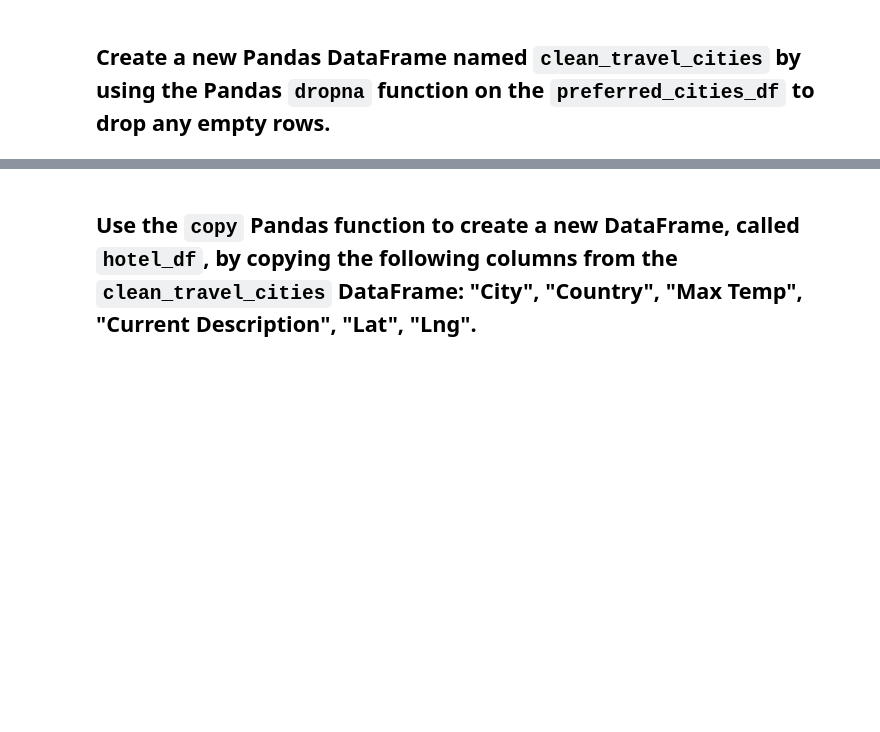
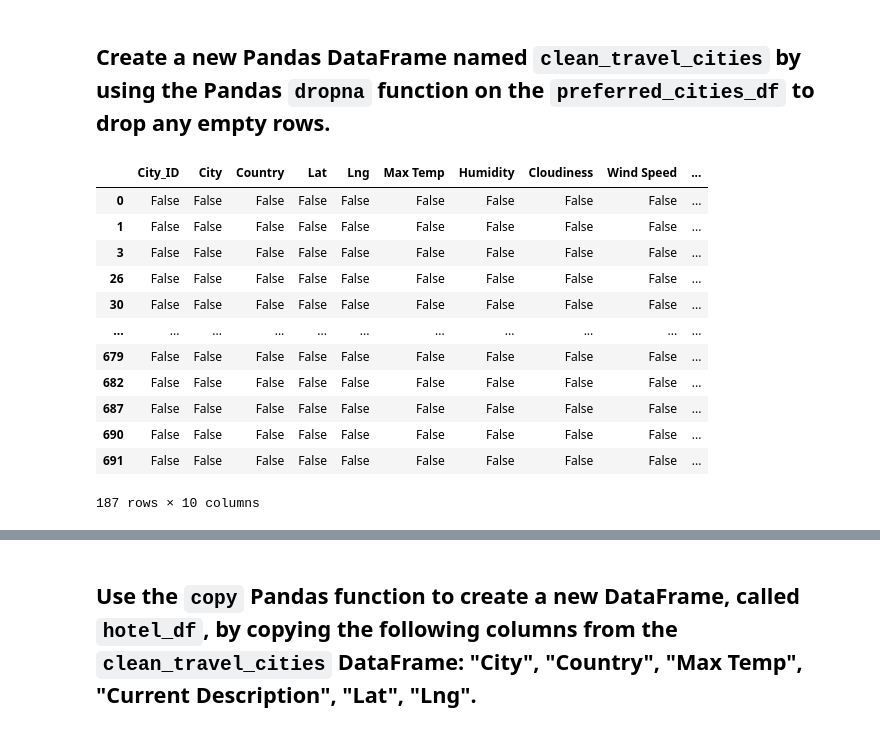
Before and after one commit to NM-90/World_Weather_Analysis, a Jupyter notebook: Vacation_Search.ipynb, the cells around one changed output, grey strips where cells are left out. Cells and saved outputs as stored; diff of their text form; code cells hidden in the pictures; blank space fills up the shorter version.

```diff
--- a/Vacation_Search.ipynb
+++ b/Vacation_Search.ipynb
@@ -76,10 +76,10 @@ gmaps.configure(api_key=g_key)
 ## From the `Weather_Database` folder you created in the "Deliverable 1," import the `WeatherPy_Database.csv` file as a Pandas DataFrame.
 # %%
 # Set the file path to import the WeatherPy_database.csv file
-file_path = "Weather_Database/WeatherPY_Database.csv"
+file_path = "../Weather_Database/weather_data_ch/cities1.csv"
 
 # Load the CSV file into a Pandas DataFrame
-city_data_df = pd.read_csv("Weather_Database/WeatherPY_Database.csv")
+city_data_df = pd.read_csv(file_path)
 
 # Display sample data
 city_data_df.head()
@@ -105,8 +137,19 @@ preferred_cities_df.head(10)
 # %% [markdown]
 ## Create a new Pandas DataFrame named `clean_travel_cities` by using the Pandas `dropna` function on the `preferred_cities_df` to drop any empty rows.
 # %%
-# Drop any empty rows in the preferred_cities_df DataFrame and create a new DataFrame.
-clean_travel_cities = dropna(preferred_cities_df)
-
-# Display sample data
-clean_travel_cities.head(10)
+# Drop any empty rows in the preferred_cities_df DataFrame and
+preferred_cities_df.isnull()
+# %% [output]
+|  | City_ID | City | Country | Lat | Lng | Max Temp | Humidity | Cloudiness | Wind Speed | ... |
+| 0 | False | False | False | False | False | False | False | False | False | ... |
+| 1 | False | False | False | False | False | False | False | False | False | ... |
+| 3 | False | False | False | False | False | False | False | False | False | ... |
+| 26 | False | False | False | False | False | False | False | False | False | ... |
+| 30 | False | False | False | False | False | False | False | False | False | ... |
+| ... | ... | ... | ... | ... | ... | ... | ... | ... | ... | ... |
+| 679 | False | False | False | False | False | False | False | False | False | ... |
+| 682 | False | False | False | False | False | False | False | False | False | ... |
+| 687 | False | False | False | False | False | False | False | False | False | ... |
+| 690 | False | False | False | False | False | False | False | False | False | ... |
+| 691 | False | False | False | False | False | False | False | False | False | ... |
+187 rows × 10 columns
```
Also changed, not shown: parts of 21 cells of this notebook, 2 other files.
